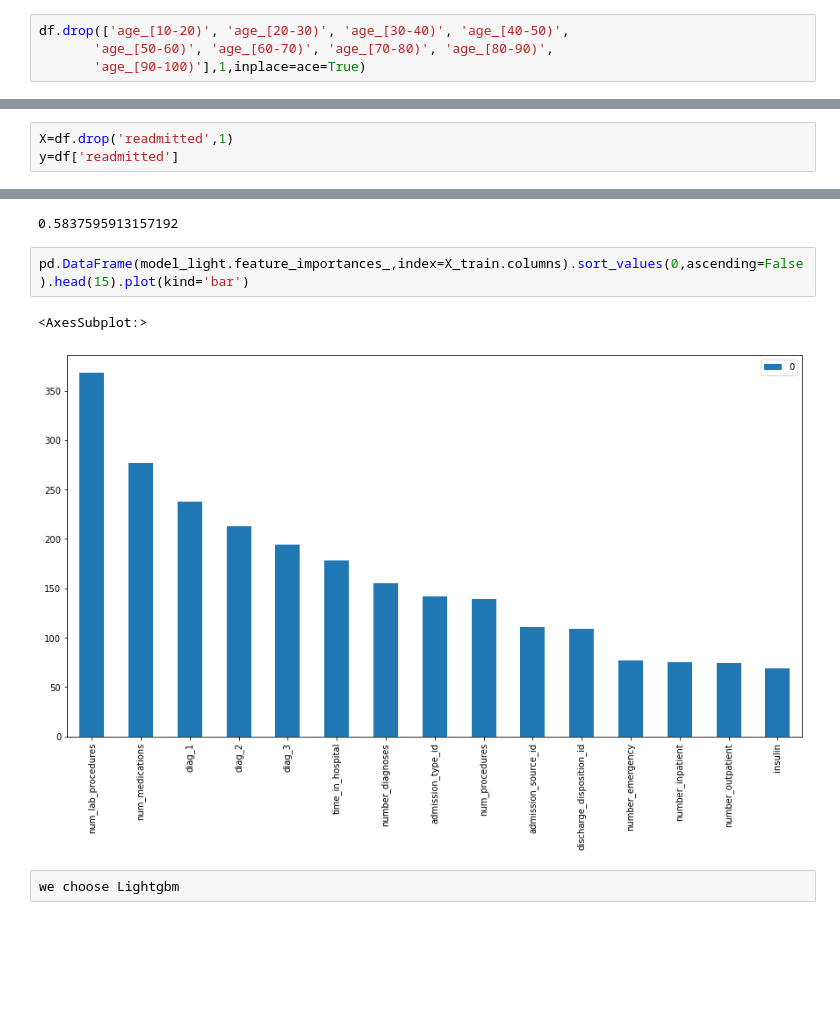
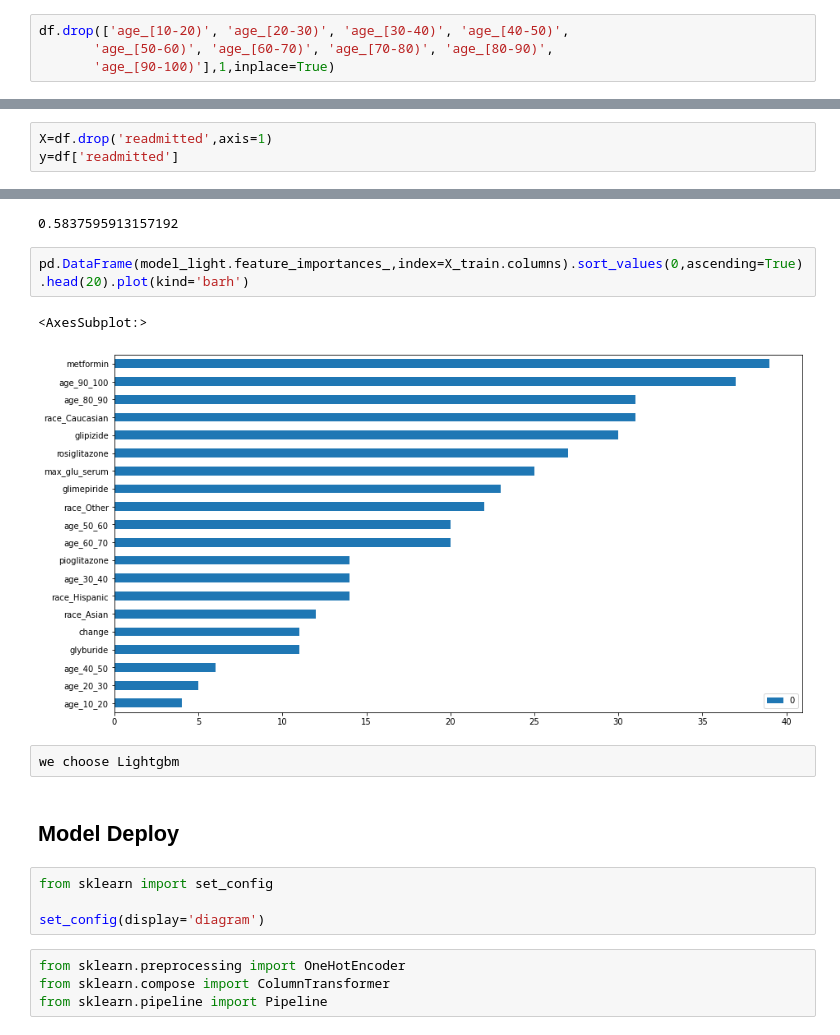
Before and after one commit to Amathdhari/Capstone-, a Jupyter notebook: Diabetics-version 3.ipynb, the cells around one changed output, grey strips where cells are left out. Cells and saved outputs as stored; diff of their text form; blank space fills up the shorter version.

```diff
--- a/Diabetics-version 3.ipynb
+++ b/Diabetics-version 3.ipynb
@@ -1535,7 +1535,7 @@ df[['age_10_20','age_20_30','age_30_40','age_40_50','age_50_60','age_60_70','age
 # %%
 df.drop(['age_[10-20)', 'age_[20-30)', 'age_[30-40)', 'age_[40-50)',
        'age_[50-60)', 'age_[60-70)', 'age_[70-80)', 'age_[80-90)',
-       'age_[90-100)'],1,inplace=ace=True)
+       'age_[90-100)'],1,inplace=True)
 # %%
 df.columns
 # %% [output]
@@ -1617,3 +1586,6 @@ y=df_final['readmitted']
+# %%
+X=df.drop('readmitted',axis=1)
+y=df['readmitted']
 # %%
 X.columns
 # %% [output]
@@ -1803,6 +1951,3 @@ for name, model in models:
     print(msg)
 # %% [output]
 rfcgb: 0.610344 (0.013790)
-# %%
-X=df.drop('readmitted',1)
-y=df['readmitted']
@@ -2118,9 +2337,19 @@ print(roc_auc_score(y_test,predict_test))
 # %% [output]
 0.5837595913157192
 # %%
-pd.DataFrame(model_light.feature_importances_,index=X_train.columns).sort_values(0,ascending=False).head(15).plot(kind='bar')
+pd.DataFrame(model_light.feature_importances_,index=X_train.columns).sort_values(0,ascending=True).head(20).plot(kind='barh')
 # %% [output]
 <AxesSubplot:>
-[figure, old version]
+[figure, new version]
 # %%
 we choose Lightgbm
+# %% [markdown]
+## Model Deploy
+# %%
+from sklearn import set_config
+
+set_config(display='diagram')
+# %%
+from sklearn.preprocessing import OneHotEncoder
+from sklearn.compose import ColumnTransformer
+from sklearn.pipeline import Pipeline
```
Also changed, not shown: parts of 54 cells of this notebook, 1 other file.
